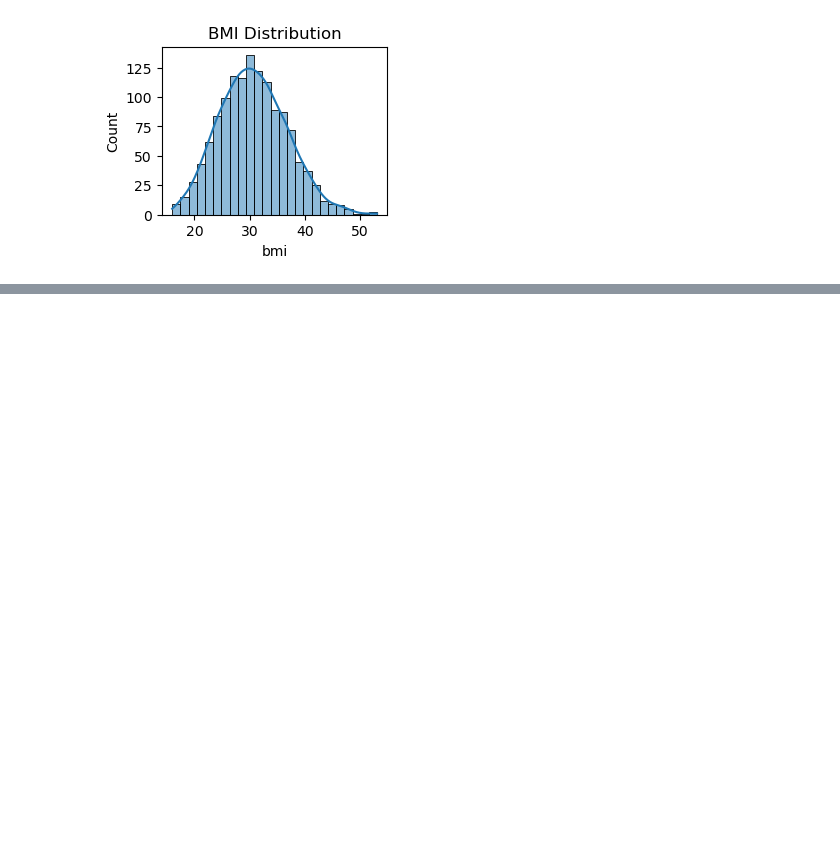
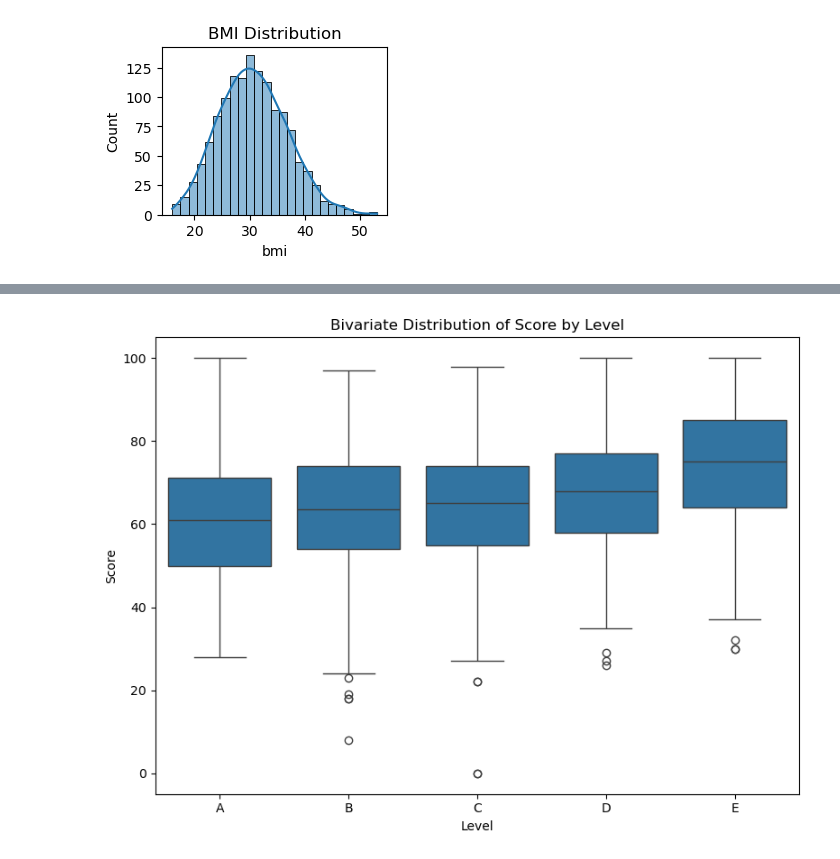
Before and after one commit to AndrewJesse/Task-2-Jupyter, a Jupyter notebook: main.ipynb, the cells around one changed output, grey strips where cells are left out. Saved outputs shown, nothing was run; the diff lists cells and outputs as text; code cells hidden in the pictures; blank space fills up the shorter version.

```diff
--- a/main.ipynb
+++ b/main.ipynb
@@ -88,0 +107,13 @@ Name: count, dtype: int64
+# %%
+# Levels Order
+order = ['A', 'B', 'C', 'D', 'E']
+
+plt.figure(figsize=(8, 6))
+sns.boxplot(x='Level', y='score', data=df, order=order)
+plt.title('Bivariate Distribution of Score by Level')
+plt.xlabel('Level')
+plt.ylabel('Score')
+plt.tight_layout()
+plt.show()
+# %% [output]
+[figure, added]
```
Also changed, not shown: parts of 8 cells of this notebook.
